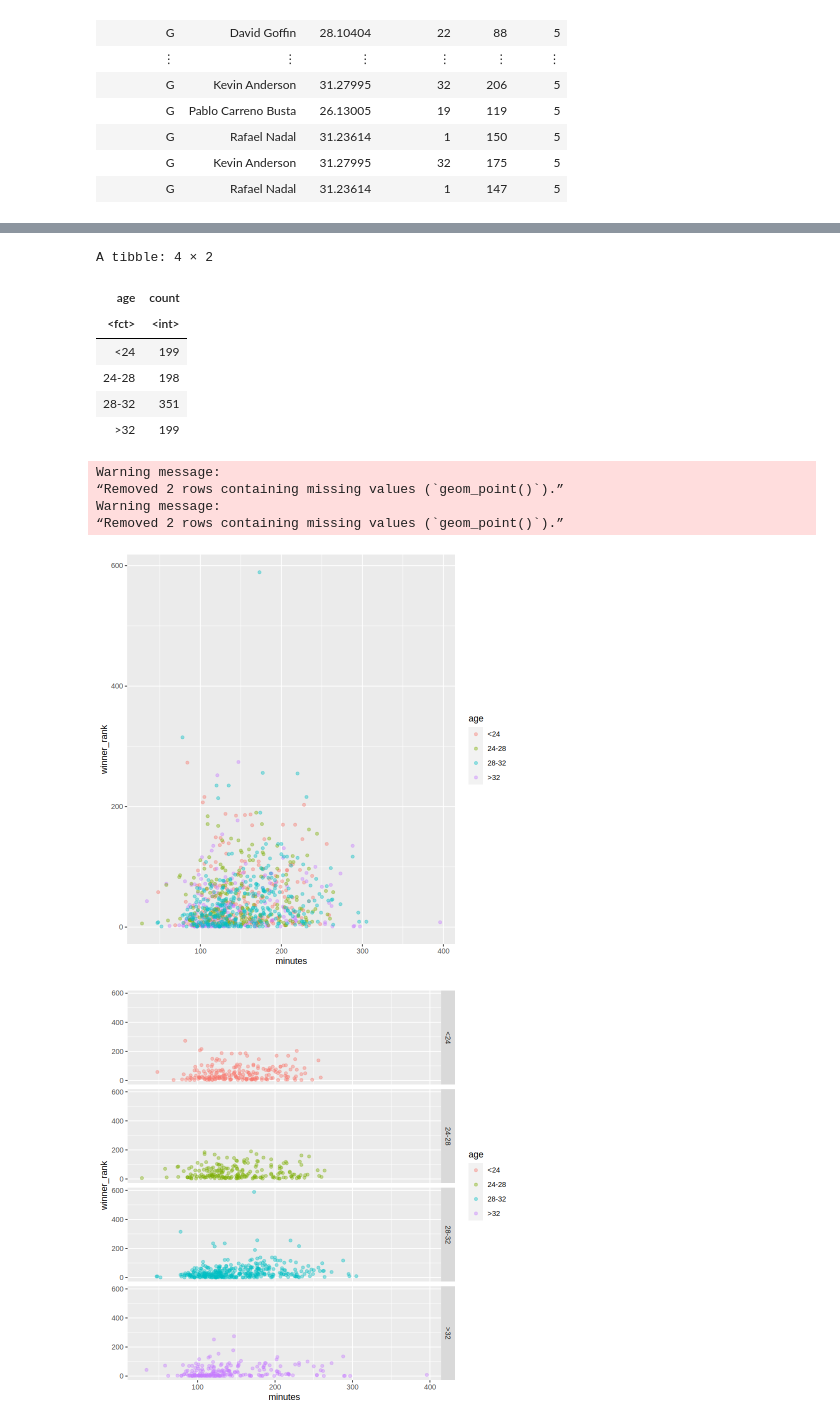
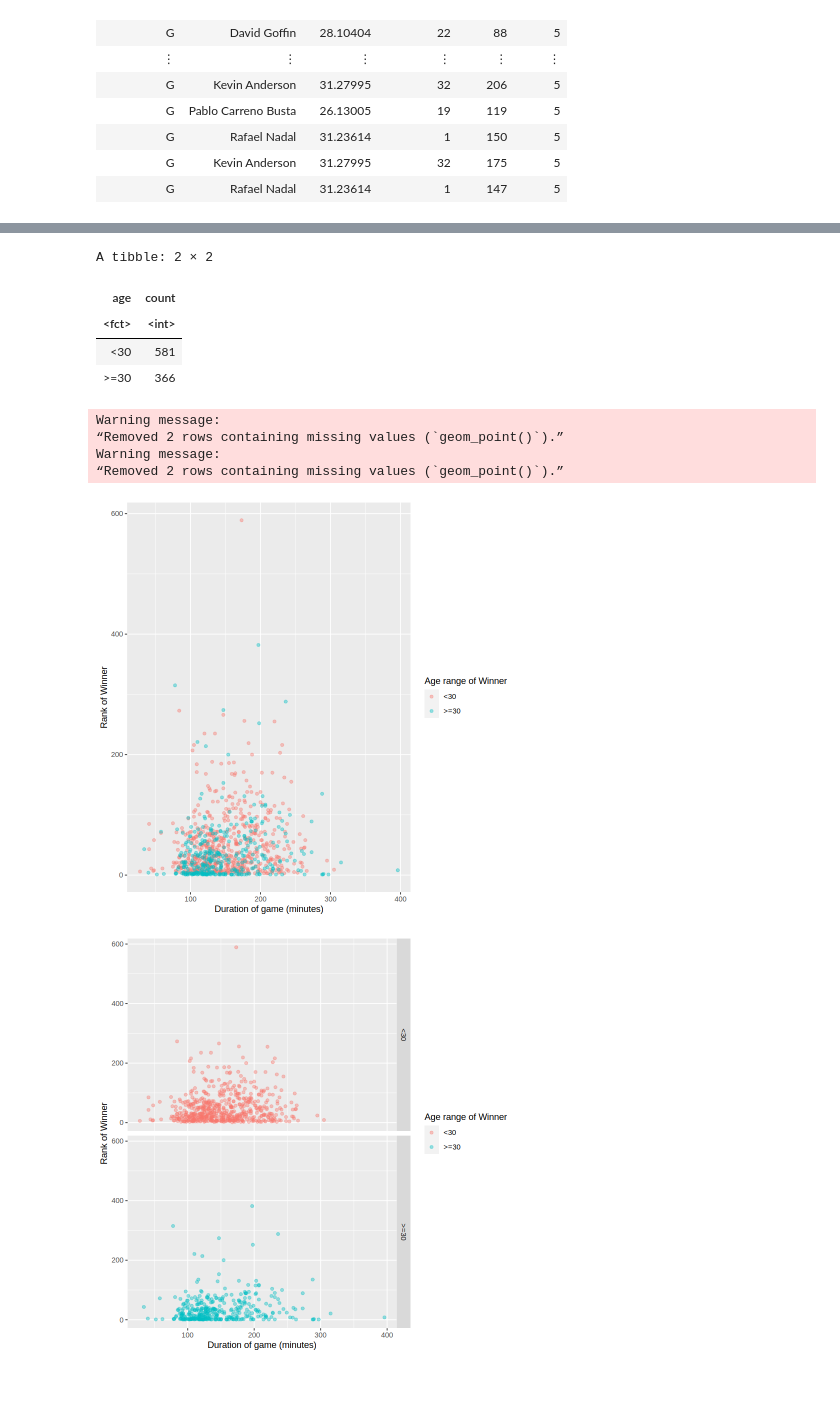
Before and after one commit to Windy-Huang/DSCI-100-009-22, a Jupyter notebook: tennis.ipynb, the cells around one changed output, grey strips where cells are left out. Drawn from its saved outputs; the diff is of its cells as text; code cells hidden in the pictures; blank space fills up the shorter version.

Commit message:
added graph axis label

```diff
--- a/tennis.ipynb
+++ b/tennis.ipynb
@@ -93,10 +78,8 @@ A tibble: 1264 × 6
 | G | Rafael Nadal | 31.23614 | 1 | 147 | 5 |
 # %%
 tennis_factored <- tennis_filtered_tourney_level |>
-    mutate(age   =  ifelse(winner_age < 24, "<24",
-                    ifelse(winner_age > 24 &  winner_age <=28, "24-28",
-                    ifelse(winner_age > 28 &  winner_age <=32, "28-32", ">32")))) |>
-    mutate(age=factor(age, levels=c("<24", "24-28", "28-32", ">32")))
+    mutate(age = ifelse(winner_age < 30, "<30", ">=30")) |>
+    mutate(age = factor(age, levels=c("<30", ">=30")))
 tennis_factored
 # %% [output]
 A tibble: 1264 × 7
@@ -116,4 +99,5 @@ A tibble: 1264 × 7
 # %%
+set.seed(99)
 tennis_split <- initial_split(tennis_factored, prop=0.75, strata=age)
 tennis_training <- training(tennis_split)
 tennis_testing <- testing(tennis_split)
@@ -122,26 +106,25 @@ num <- tennis_training |>
     summarize(count=n())
 num
 # %% [output]
-A tibble: 4 × 2
+A tibble: 2 × 2
 | age | count |
 | <fct> | <int> |
-| <24 | 199 |
-| 24-28 | 198 |
-| 28-32 | 351 |
-| >32 | 199 |
+| <30 | 581 |
+| >=30 | 366 |
 # %%
 tennis_plot <- tennis_training |>
     ggplot(aes(x=minutes, y=winner_rank, color=age)) +
-    geom_point(alpha=0.4)
+    geom_point(alpha=0.4) +
+    labs(x="Duration of game (minutes)", y="Rank of Winner", color="Age range of Winner")
 tennis_plot
 
 tennis_facet <- tennis_plot +
     facet_grid(rows=vars(age))
 tennis_facet
 # %% [output]
 Warning message:
 “Removed 2 rows containing missing values (`geom_point()`).”
 Warning message:
 “Removed 2 rows containing missing values (`geom_point()`).”
-[figure, old version]
+[figure, new version]
-[figure, old version]
+[figure, new version]
```
Also changed, not shown: parts of 2 cells of this notebook.
